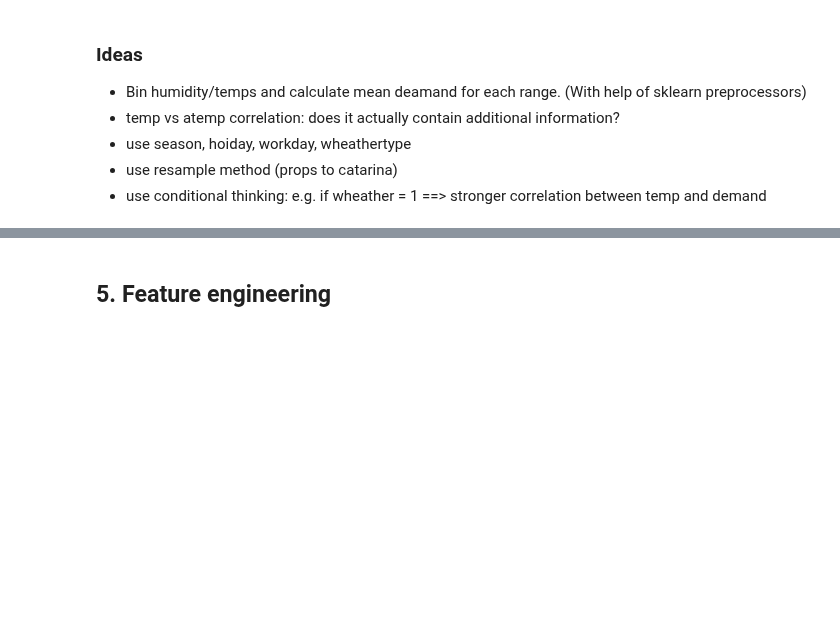
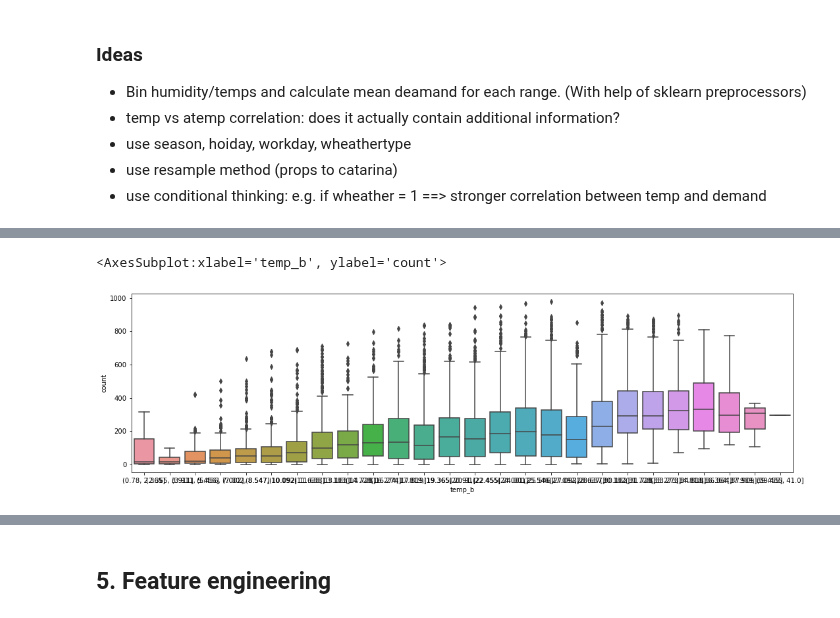
Before and after one commit to raphaelw/data-science-bootcamp, a Jupyter notebook: 03_week/project/bike_sharing_demand.ipynb, the cells around one changed output, grey strips where cells are left out. Drawn from its saved outputs; the diff is of its cells as text; code cells hidden in the pictures; blank space fills up the shorter version.

```diff
--- a/03_week/project/bike_sharing_demand.ipynb
+++ b/03_week/project/bike_sharing_demand.ipynb
@@ -261,0 +273,7 @@ High windspeeds go with decrease in demand.
+# %%
+fig, ax = plt.subplots(figsize=(18,5))
+# thanks to alisa
+sns.boxplot(ax=ax, data=df[['temp_b','count']], x='temp_b', y='count')
+# %% [output]
+<AxesSubplot:xlabel='temp_b', ylabel='count'>
+[figure, added]
```
Also changed, not shown: parts of 4 cells of this notebook, 1 other file.
